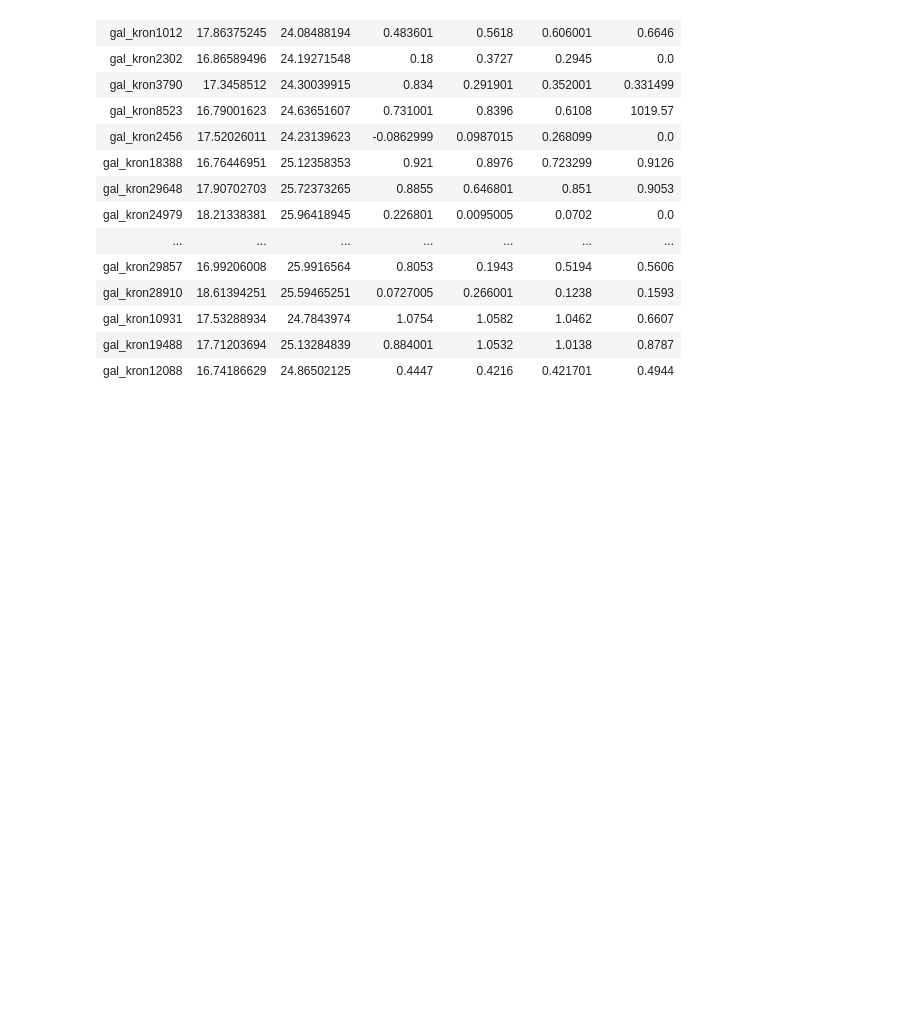
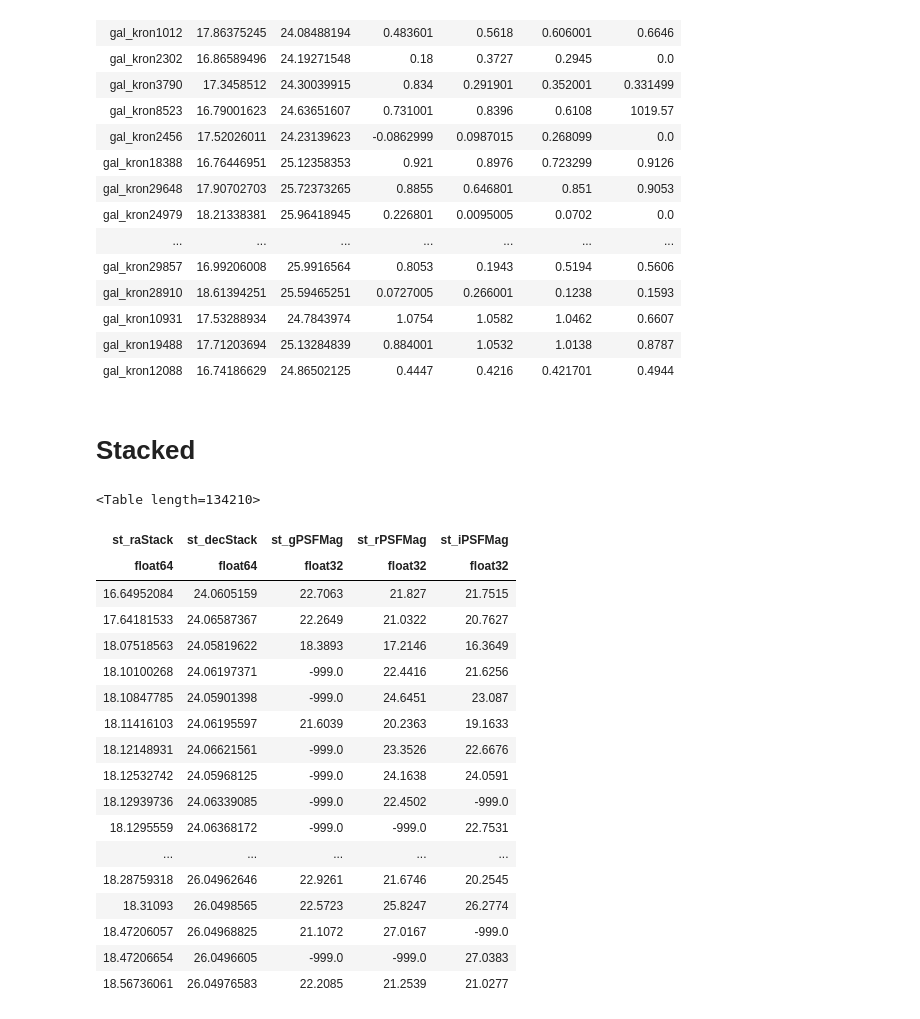
Before and after one commit to eteq/galvis, a Jupyter notebook: Initial PS1 PV3 Checks.ipynb, the cells around one changed output. Cells and saved outputs as stored; diff of their text form; code cells hidden in the pictures; blank space fills up the shorter version.

```diff
--- a/Initial PS1 PV3 Checks.ipynb
+++ b/Initial PS1 PV3 Checks.ipynb
@@ -299,3 +301,28 @@ gal_kron12088 16.74186629 24.86502125
 | gal_kron10931 | 17.53288934 | 24.7843974 | 1.0754 | 1.0582 | 1.0462 | 0.6607 |
 | gal_kron19488 | 17.71203694 | 25.13284839 | 0.884001 | 1.0532 | 1.0138 | 0.8787 |
 | gal_kron12088 | 16.74186629 | 24.86502125 | 0.4447 | 0.4216 | 0.421701 | 0.4944 |
+# %% [markdown]
+# Stacked
+# %%
+stab = Table.read('stack_vdev0jegpeek.fits.gz')
+stab
+# %% [output]
+<Table length=134210>
+| st_raStack | st_decStack | st_gPSFMag | st_rPSFMag | st_iPSFMag |
+| float64 | float64 | float32 | float32 | float32 |
+| 16.64952084 | 24.0605159 | 22.7063 | 21.827 | 21.7515 |
+| 17.64181533 | 24.06587367 | 22.2649 | 21.0322 | 20.7627 |
+| 18.07518563 | 24.05819622 | 18.3893 | 17.2146 | 16.3649 |
+| 18.10100268 | 24.06197371 | -999.0 | 22.4416 | 21.6256 |
+| 18.10847785 | 24.05901398 | -999.0 | 24.6451 | 23.087 |
+| 18.11416103 | 24.06195597 | 21.6039 | 20.2363 | 19.1633 |
+| 18.12148931 | 24.06621561 | -999.0 | 23.3526 | 22.6676 |
+| 18.12532742 | 24.05968125 | -999.0 | 24.1638 | 24.0591 |
+| 18.12939736 | 24.06339085 | -999.0 | 22.4502 | -999.0 |
+| 18.1295559 | 24.06368172 | -999.0 | -999.0 | 22.7531 |
+| ... | ... | ... | ... | ... |
+| 18.28759318 | 26.04962646 | 22.9261 | 21.6746 | 20.2545 |
+| 18.31093 | 26.0498565 | 22.5723 | 25.8247 | 26.2774 |
+| 18.47206057 | 26.04968825 | 21.1072 | 27.0167 | -999.0 |
+| 18.47206654 | 26.0496605 | -999.0 | -999.0 | 27.0383 |
+| 18.56736061 | 26.04976583 | 22.2085 | 21.2539 | 21.0277 |
```
Also changed, not shown: parts of 4 cells of this notebook.
